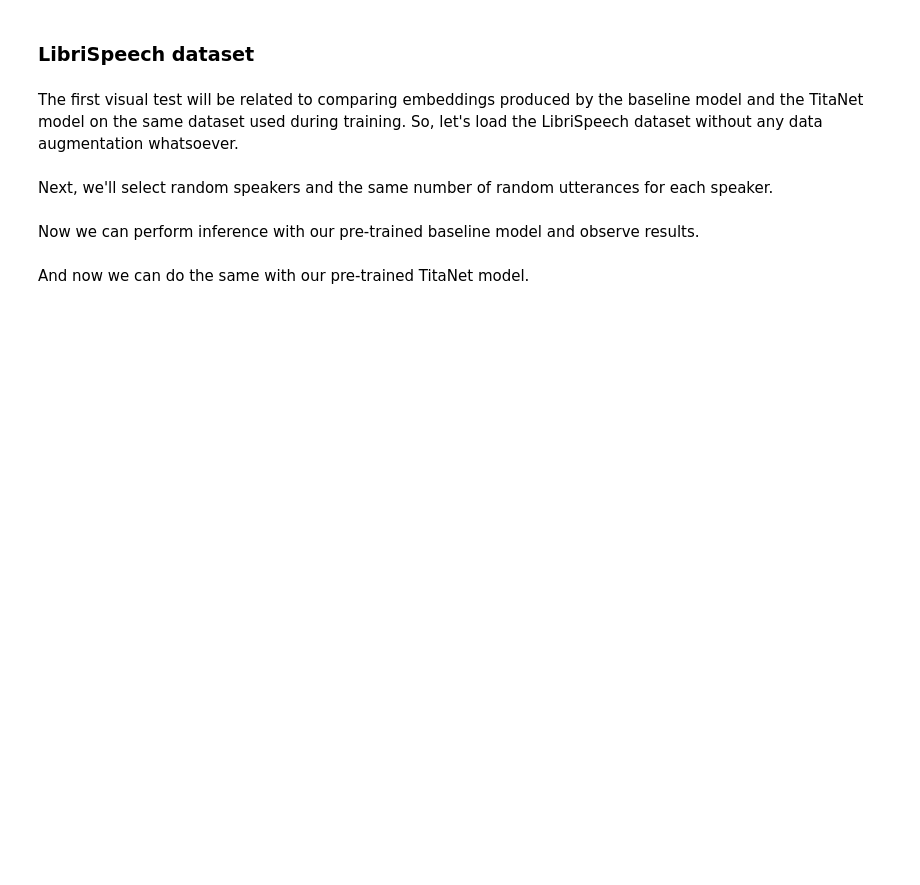
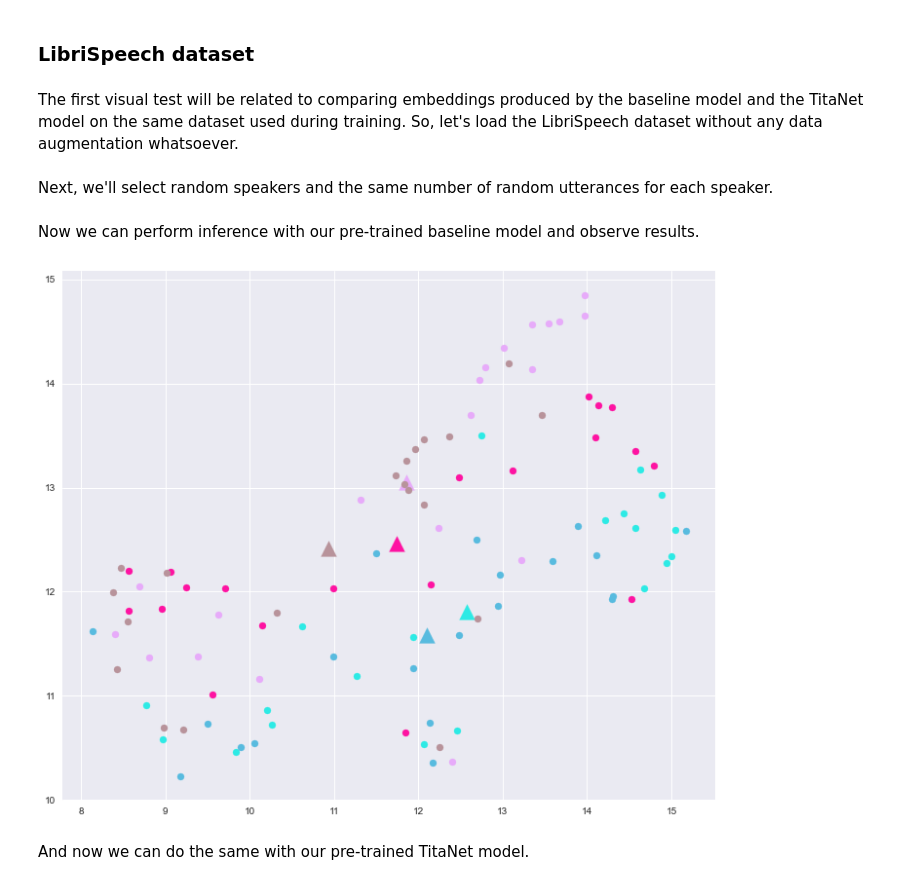
Before and after one commit to Wadaboa/titanet, a Jupyter notebook: titanet.ipynb, the cells around one changed output. Cells and saved outputs as stored; diff of their text form; code cells hidden in the pictures; blank space fills up the shorter version.

```diff
--- a/titanet.ipynb
+++ b/titanet.ipynb
@@ -313,3 +314,12 @@ Before diving into testing mode, we need to store parameters, such as thed devic
 device = utils.get_device()
 # %%
 params = utils.Struct(**args)
+# %%
+loss_params = dict()
+loss_type = "arc"
+if loss_type in params.loss.__dict__:
+    loss_params = params.loss.__dict__[loss_type].__dict__["entries"]
+loss_function = losses.LOSSES[loss_type](
+    params.generic.embedding_size, dataset.get_num_speakers(), device=device, **loss_params
+)
+loss_function
@@ -358,7 +373,7 @@ baseline_model = models.DVectorBaseline(
 Now we'll load a pretrained model from disk and overwrite the model's weights.
 # %%
 baseline_pretrained_path = "./pretrained"
-baseline_pretrained_name = "baseline-ce-100e.pth"
+baseline_pretrained_name = f"baseline-{loss_type}-75e.pth"
 # %%
 state_dict = torch.load(
     os.path.join(baseline_pretrained_path, baseline_pretrained_name), map_location=device
@@ -413,13 +428,15 @@ Now we can perform inference with our pre-trained baseline model and observe res
 # %%
 learn.infer(
     baseline_model,
     ls_utterances,
     ls_speakers,
     ls_dataset,
-    reduction_method="svd",
-    figure_path='./results/ls-baseline-test.png',
+    reduction_method=reduction_method,
+    figure_path=f'./results/ls-baseline-{loss_type}-{reduction_method}.png',
     device=device,
 )
+# %% [output]
+[figure, added]
 # %% [markdown]
 And now we can do the same with our pre-trained TitaNet model.
 # %%
```
Also changed, not shown: parts of 23 cells of this notebook, 15 other files.
